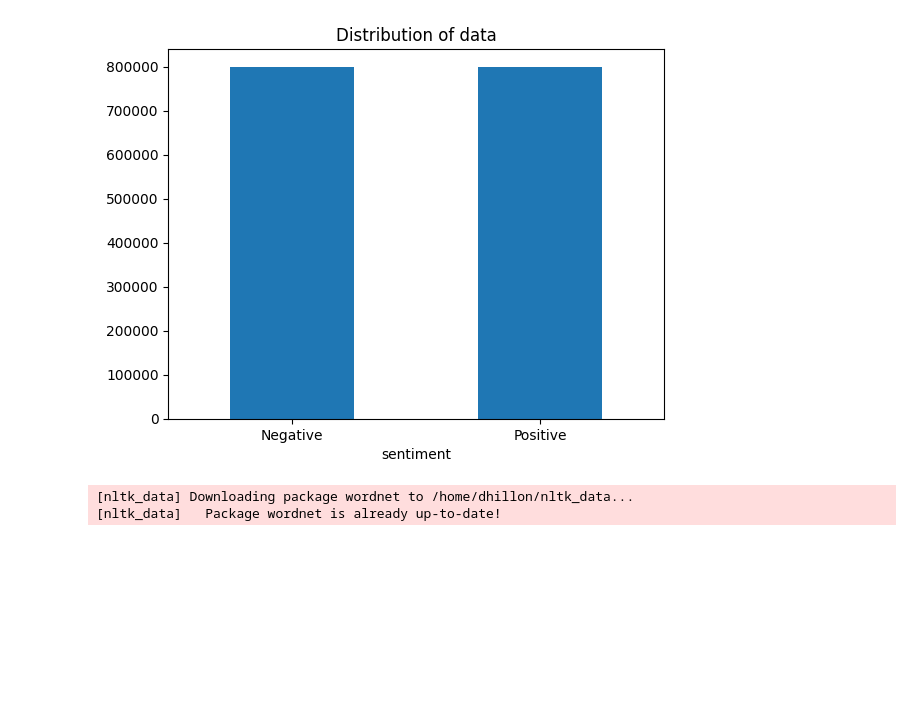
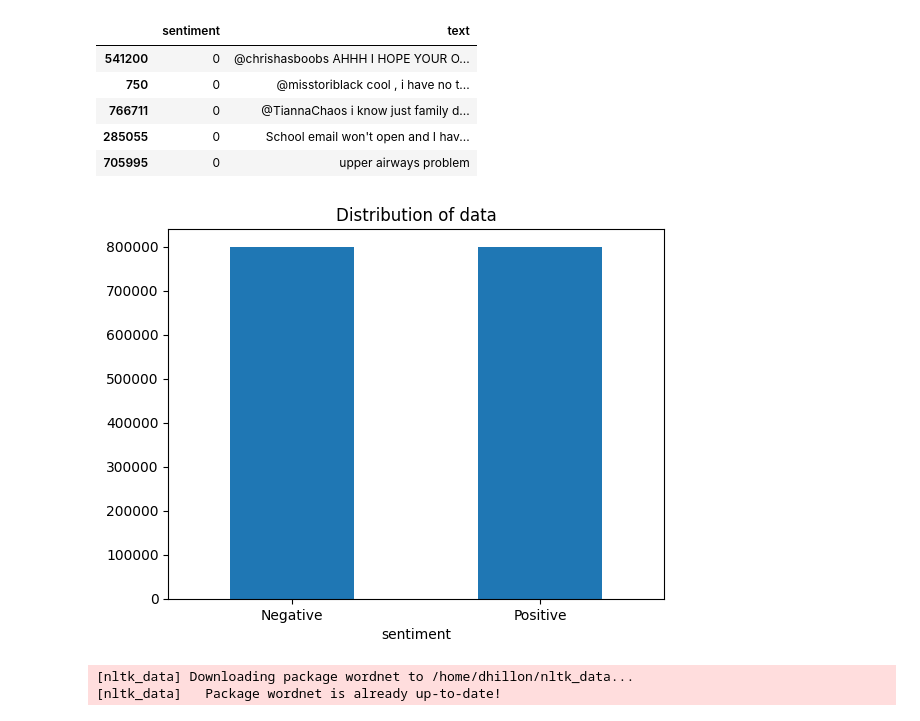
Before and after one commit to adhillon192/SimpleMLProject, a Jupyter notebook: project.ipynb, the cells around one changed output. Saved outputs shown, nothing was run; the diff lists cells and outputs as text; code cells hidden in the pictures; blank space fills up the shorter version.

```diff
--- a/project.ipynb
+++ b/project.ipynb
@@ -31,28 +31,36 @@ import spacy
 # %%
 # Importing the dataset
 DATASET_COLUMNS  = ["sentiment", "ids", "date", "flag", "user", "text"]
 DATASET_ENCODING = "ISO-8859-1"
 
 dataset = pd.read_csv('data.csv',
                       encoding=DATASET_ENCODING , names=DATASET_COLUMNS)
 dataset.head(5)
 
 dataset.to_parquet("data.parquet")
 dataset = pd.read_parquet("data.parquet")
 
 # Replacing the values to ease understanding.
 dataset['sentiment'] = dataset['sentiment'].replace(4,1)
 # Removing the unnecessary columns.
 dataset = dataset[['sentiment','text']]
 
 # Plotting the distribution for dataset.
 ax = dataset['sentiment'].value_counts().sort_index().plot(kind='bar', title='Distribution of data', legend=False)
 ax.set_xticklabels(['Negative', 'Positive'], rotation=0)
 
 dataset = dataset.sample(frac=0.25, random_state=42)
 # Storing data in lists.
 text, sentiment = list(dataset['text']), list(dataset['sentiment'])
+
+dataset.head()
 # %% [output]
+|  | sentiment | text |
+| 541200 | 0 | @chrishasboobs AHHH I HOPE YOUR O... |
+| 750 | 0 | @misstoriblack cool , i have no t... |
+| 766711 | 0 | @TiannaChaos i know just family d... |
+| 285055 | 0 | School email won't open and I hav... |
+| 705995 | 0 | upper airways problem |
 [figure]
 # %%
 
```
Also changed, not shown: parts of 7 cells of this notebook.
